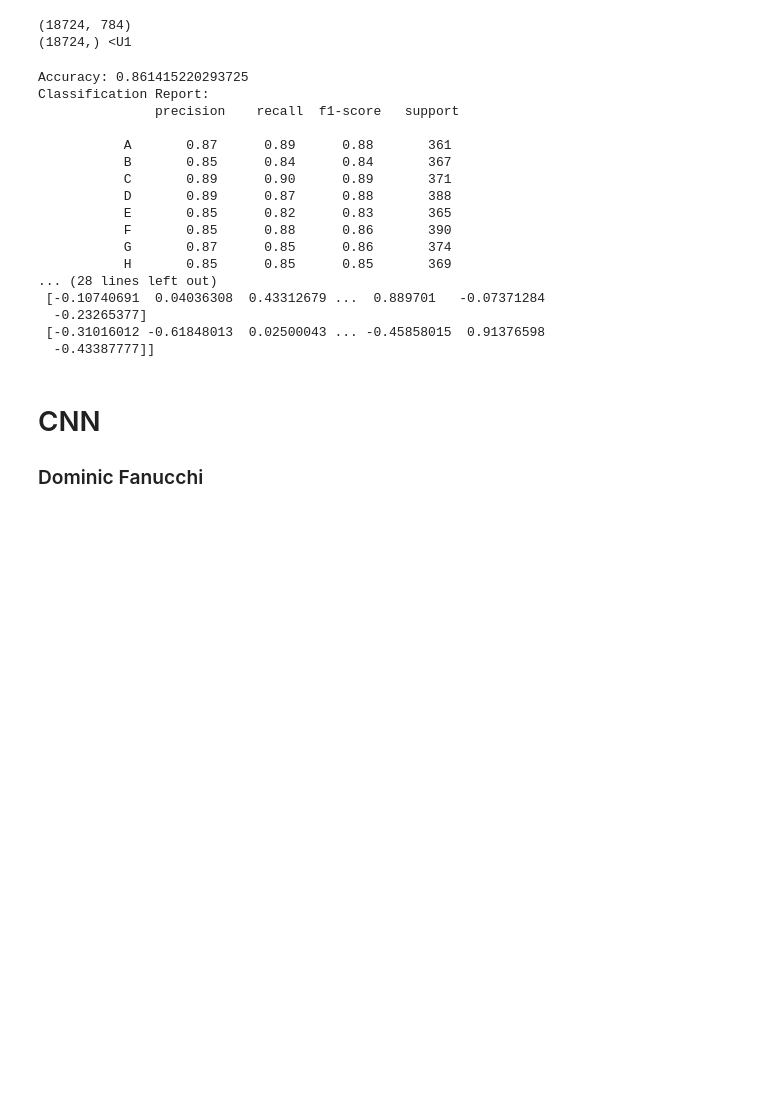
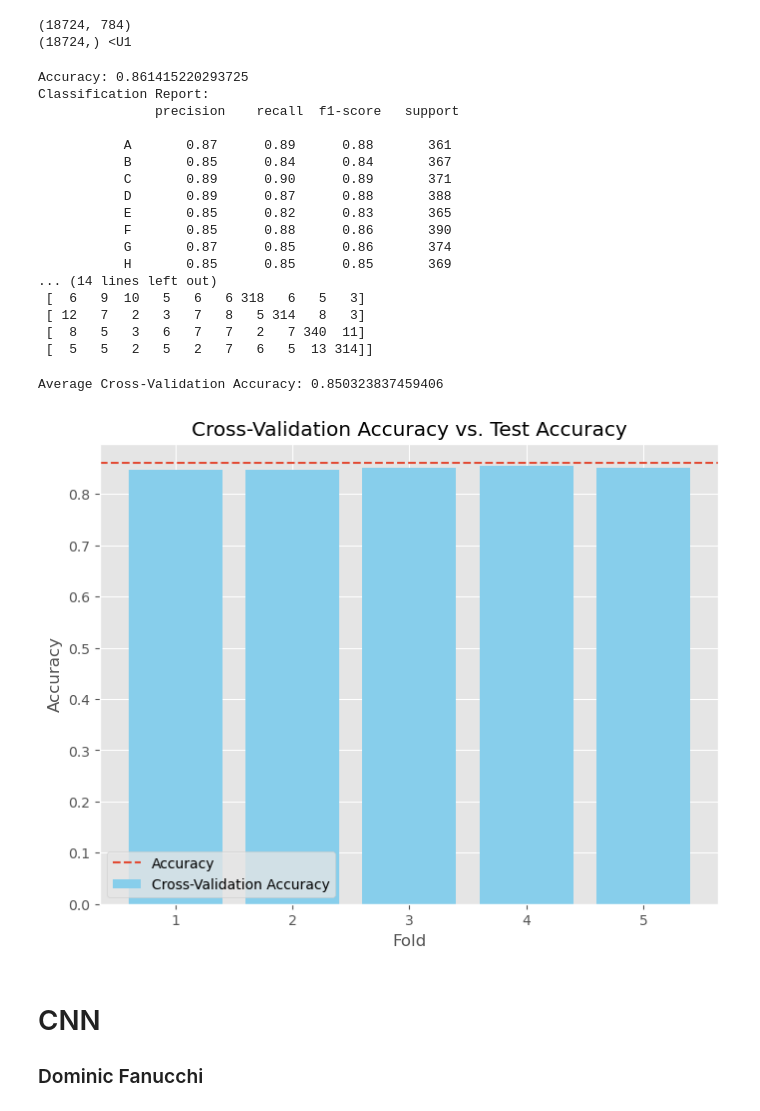
Before and after one commit to dominicfanucchi/aai-501_group2, a Jupyter notebook: Final-Project-Notebook-Team-2.ipynb, the cells around one changed output. Cells and saved outputs as stored; diff of their text form; code cells hidden in the pictures; blank space fills up the shorter version.

Commit message:
Accuracy Graph
Added an accuracy graph for logistical regression model

```diff
--- a/Final-Project-Notebook-Team-2.ipynb
+++ b/Final-Project-Notebook-Team-2.ipynb
@@ -120,9 +122,6 @@ print(f"Accuracy: {accuracy}")
 
 print("Classification Report:\n", metrics.classification_report(y_test, y_pred))
 print("Confusion Matrix:\n", metrics.confusion_matrix(y_test, y_pred))
-
-coefficients = model.coef_
-print("\nCoefficients:",coefficients)
 # %% [output]
 Accuracy: 0.861415220293725
 Classification Report:
@@ -136,11 +135,30 @@ Classification Report:
            F       0.85      0.88      0.86       390
            G       0.87      0.85      0.86       374
            H       0.85      0.85      0.85       369
-... (28 lines left out)
- [-0.10740691  0.04036308  0.43312679 ...  0.889701   -0.07371284
-  -0.23265377]
- [-0.31016012 -0.61848013  0.02500043 ... -0.45858015  0.91376598
-  -0.43387777]]
+... (14 lines left out)
+ [  6   9  10   5   6   6 318   6   5   3]
+ [ 12   7   2   3   7   8   5 314   8   3]
+ [  8   5   3   6   7   7   2   7 340  11]
+ [  5   5   2   5   2   7   6   5  13 314]]
+# %%
+#cross-validation to get accuracy values
+cv_scores = cross_val_score(model, X_train, y_train, cv=5, scoring='accuracy')
+
+# averageaccuracy from cross-validation
+print(f"Average Cross-Validation Accuracy: {np.mean(cv_scores)}")
+
+# plot the accuracy graph
+plt.figure(figsize=(8, 6))
+plt.bar(range(1, 6), cv_scores, color="skyblue", label='Cross-Validation Accuracy')
+plt.axhline(y=accuracy, linestyle='--', label='Accuracy')
+plt.xlabel('Fold')
+plt.ylabel('Accuracy')
+plt.title('Cross-Validation Accuracy vs. Test Accuracy')
+plt.legend()
+plt.show()
+# %% [output]
+Average Cross-Validation Accuracy: 0.850323837459406
+[figure, added]
 # %% [markdown]
 # CNN
 ### Dominic Fanucchi
```
Also changed, not shown: parts of 3 cells of this notebook.
